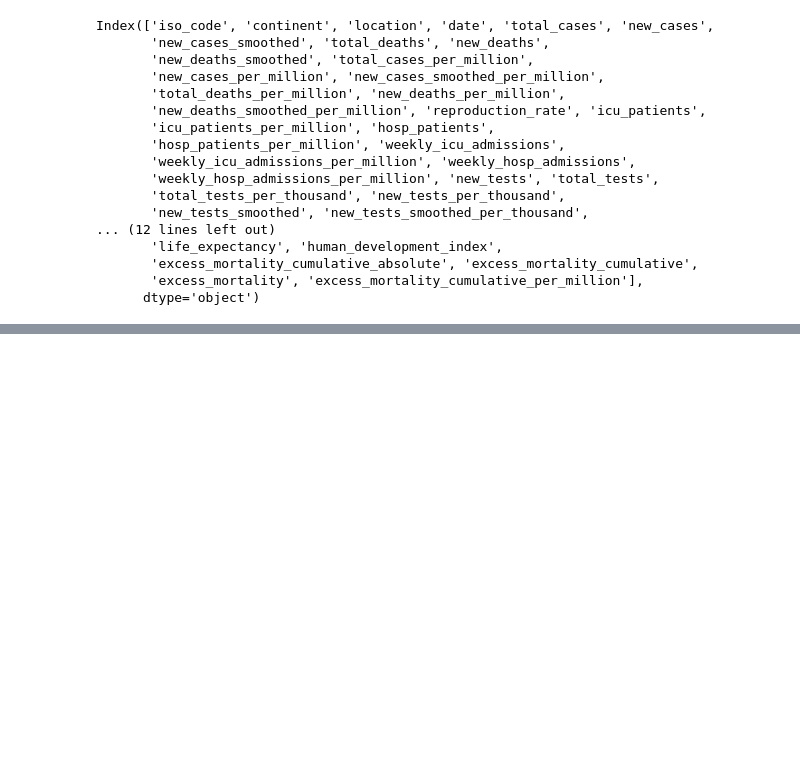
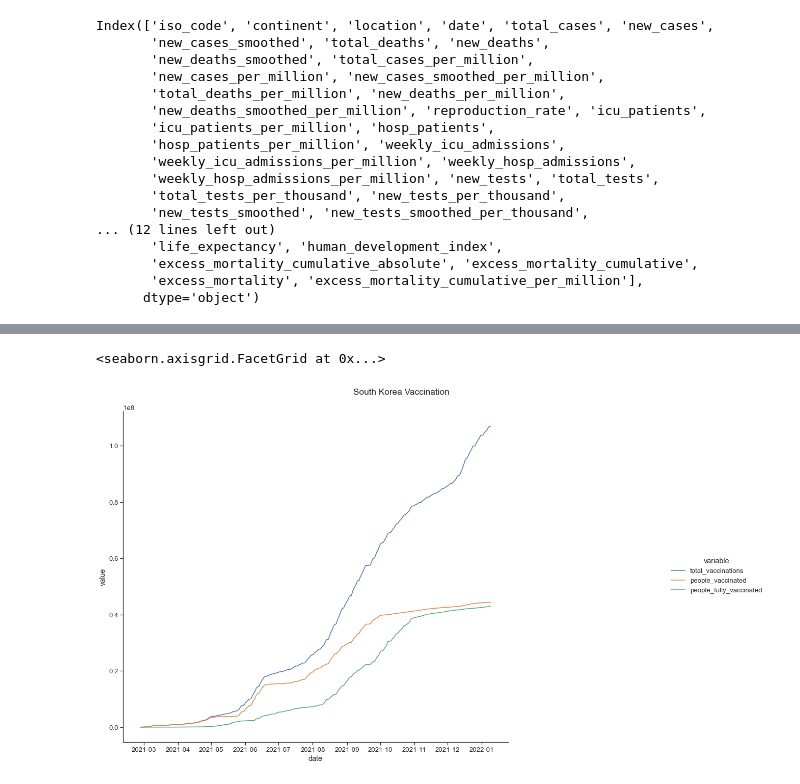
Before and after one commit to jitrapon/mads-milestone-i, a Jupyter notebook: exploration.ipynb, the cells around one changed output, grey strips where cells are left out. Cells and saved outputs as stored; diff of their text form; code cells hidden in the pictures; blank space fills up the shorter version.

```diff
--- a/exploration.ipynb
+++ b/exploration.ipynb
@@ -41,0 +126,5 @@ Index(['iso_code', 'continent', 'location', 'date', 'total_cases', 'new_cases',
+# %%
+visualize_country_vac(prepare_dataframe_for_visualization(covid_kor_df), 20, 11, 'South Korea Vaccination')
+# %% [output]
+<seaborn.axisgrid.FacetGrid at 0x...>
+[figure, added]
```
Also changed, not shown: parts of 17 cells of this notebook, 1 other file.
